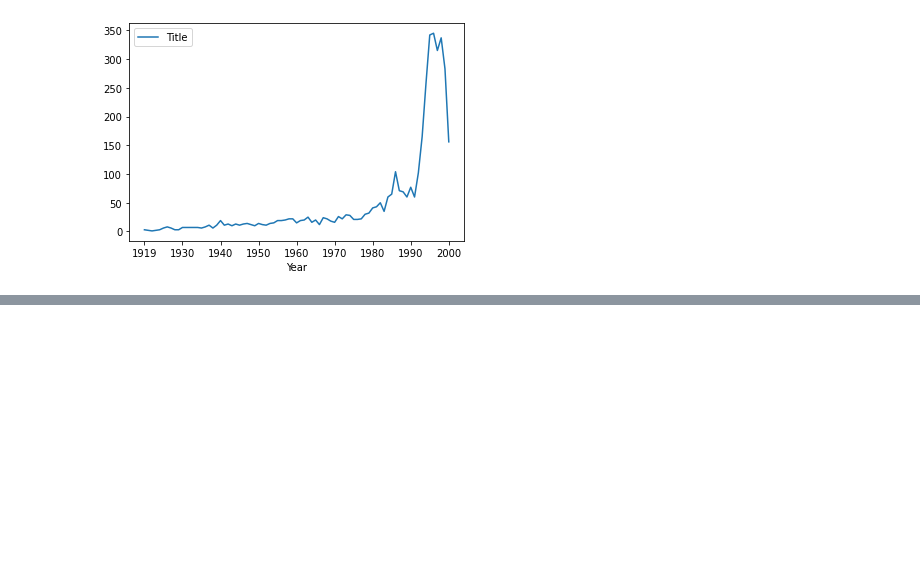
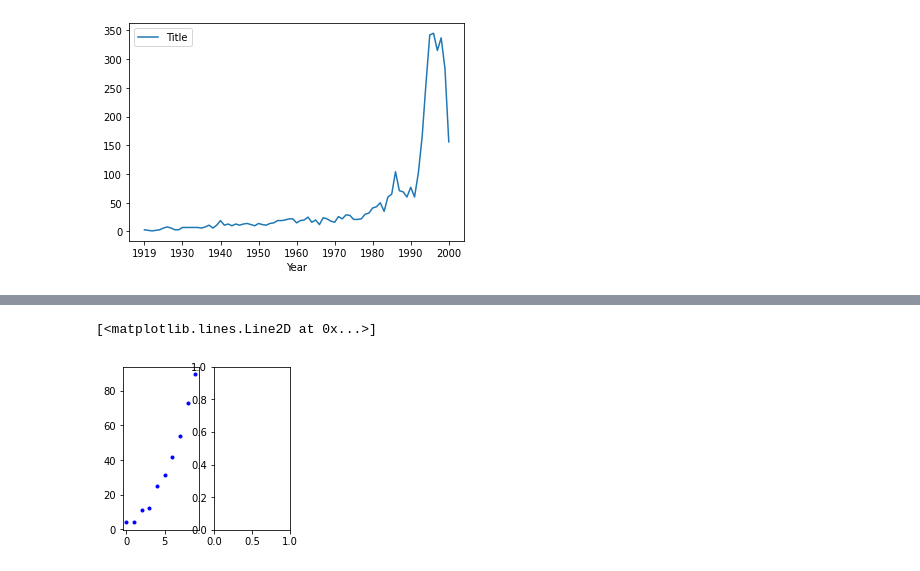
Before and after one commit to giogarulli/MLPNS_GGarulli, a Jupyter notebook: MLPNS2023_bootcamp.ipynb, the cells around one changed output, grey strips where cells are left out. Drawn from its saved outputs; the diff is of its cells as text; code cells hidden in the pictures; blank space fills up the shorter version.

Commit message:
Updated with numpy, matplotlib

```diff
--- a/MLPNS2023_bootcamp.ipynb
+++ b/MLPNS2023_bootcamp.ipynb
@@ -519,0 +718,2 @@ movies.groupby("Year").count().plot(y="Title");
+# %%
+pl.rcParams
@@ -519,0 +738,12 @@ movies.groupby("Year").count().plot(y="Title");
+# %%
+myx = np.arange(10)
+# %%
+myy = pow(myx,2) + 5 + np.random.randn(10)*2
+# %%
+fig = pl.figure(figsize=(3,3))
+ax1 = fig.add_subplot(1,2,1)
+ax2 = fig.add_subplot(1,2,2)
+ax1.plot(myx,myy, 'b.')
+# %% [output]
+[<matplotlib.lines.Line2D at 0x...>]
+[figure, added]
```
Also changed, not shown: parts of 31 cells of this notebook.
